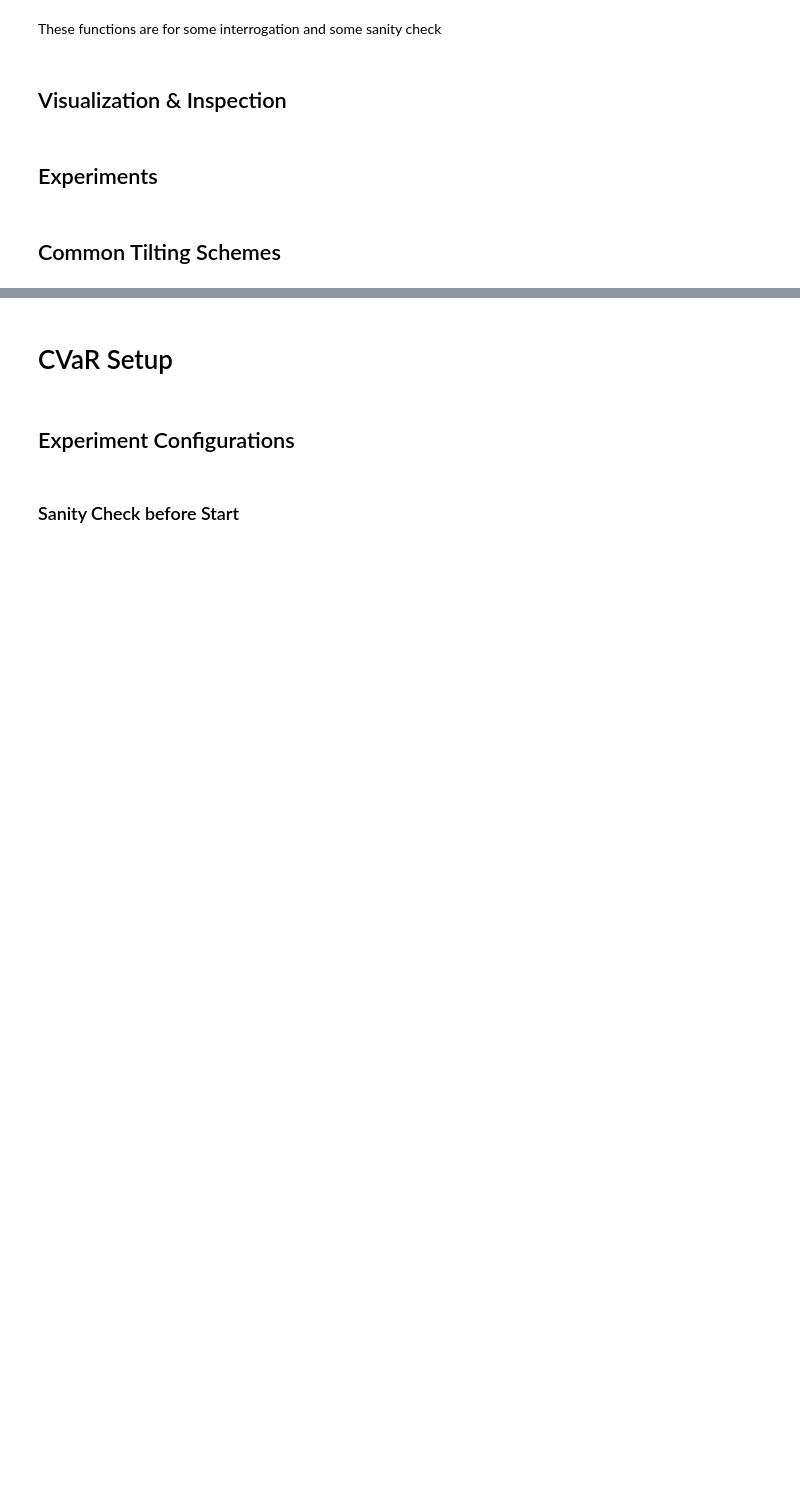
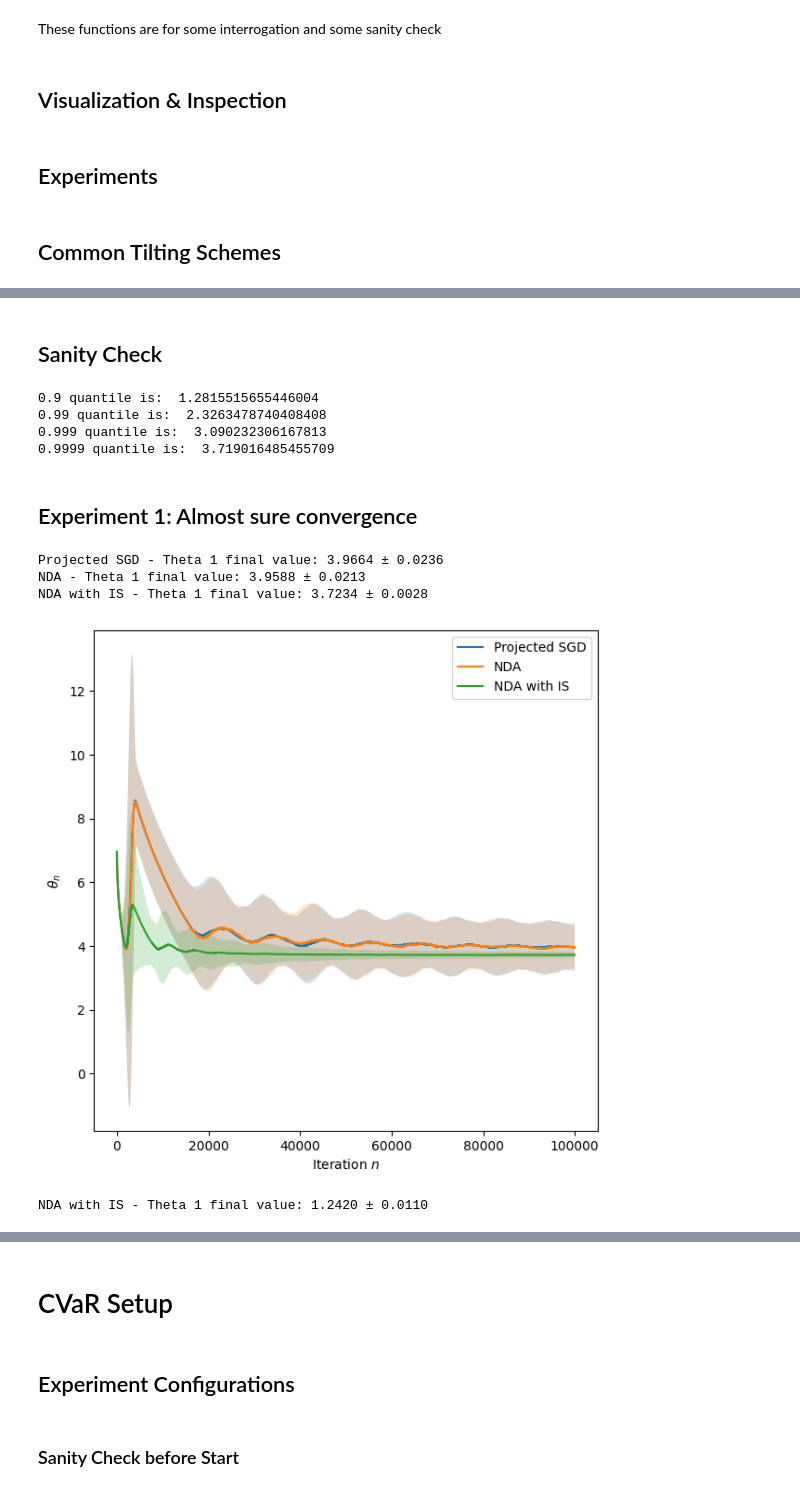
Before and after one commit to Wmeesena/optimal_importance_sampling, a Jupyter notebook: notebook.ipynb, the cells around one changed output, grey strips where cells are left out. Drawn from its saved outputs; the diff is of its cells as text; code cells hidden in the pictures; blank space fills up the shorter version.

```diff
--- a/notebook.ipynb
+++ b/notebook.ipynb
@@ -339,16 +476,13 @@ def experiment_1(config, grad_scheme, tilt_scheme, theta0, mu0):
     results['Projected SGD'] = projected_sgd(config, grad_scheme, tilt_scheme, theta0)
 
     # Nesterov Dual Averaging
-    results['Nesterov Dual Averaging'] = nda(config, grad_scheme, tilt_scheme, theta0)
+    results['NDA'] = nda(config, grad_scheme, tilt_scheme, theta0)
 
     # Nesterov Dual Averaging with IS
     result_theta, result_mu = nda_IS(config, grad_scheme, tilt_scheme, theta0, mu0)
     results['NDA with IS']  = result_theta
     results_mu['NDA with IS'] = result_mu
 
-    # plot results
-    plot_norm_deviate(results)
-    plot_norm_deviate(results_mu)
 
     return results, results_mu
 # %% [markdown]
@@ -387,0 +545,28 @@ class Normal_Expo_Tilting(Tilting):
+# %%
+d_X =1
+config = ExperimentConfig(
+    n_rep=1000,
+    n_step = 100000,
+    # n_step=10000,
+    d_X=d_X,
+    d_theta=1,
+    d_mu=1,
+    alpha=.05,
+    alpha_mu = 0.000001,
+    gamma=0.55,
+    seed=42,
+
+
+    theta_upper=np.ones(1) * 1000.0,
+    theta_lower=-np.ones(1) * 100.0,
+    mu_upper=np.ones(d_X) * 1.4,
+    mu_lower=-np.ones(d_X) * 1.4,
+
+)
+# %%
+# port folio config
+@dataclass
+class ToyConfig:
+    p: float # quantile
+
+toy_config = ToyConfig(p =0.9999 )
@@ -387,0 +608,42 @@ class Normal_Expo_Tilting(Tilting):
+# %% [markdown]
+## Sanity Check
+# %%
+# X_san = np.random.normal(0, 1, (1000000))
+
+quantile_9 =  norm.ppf(0.9)
+print("0.9 quantile is: ", quantile_9)
+
+quantile_99 = norm.ppf(0.99)
+print("0.99 quantile is: ", quantile_99)
+
+quantile_999 = norm.ppf(0.999)
+print("0.999 quantile is: ", quantile_999)
+
+
+quantile_9999 = norm.ppf(0.9999)
+print("0.9999 quantile is: ", quantile_9999)
+# %% [output]
+0.9 quantile is:  1.2815515655446004
+0.99 quantile is:  2.3263478740408408
+0.999 quantile is:  3.090232306167813
+0.9999 quantile is:  3.719016485455709
+# %% [markdown]
+## Experiment 1: Almost sure convergence
+# %%
+ET_scheme = Normal_Expo_Tilting(config)
+toy_grad_scheme = Toy_Grad_Estimation(toy_config)
+# %%
+results_theta_1, results_mu_1 = experiment_1(config,
+                     toy_grad_scheme,
+                      ET_scheme,
+                      theta0=np.ones(config.d_theta)*(7.),
+                      mu0=np.ones(config.d_mu)*(.2))
+
+plot_theta(results_theta_1)
+plot_theta(results_mu_1)
+# %% [output]
+Projected SGD - Theta 1 final value: 3.9664 ± 0.0236
+NDA - Theta 1 final value: 3.9588 ± 0.0213
+NDA with IS - Theta 1 final value: 3.7234 ± 0.0028
+[figure, added]
+NDA with IS - Theta 1 final value: 1.2420 ± 0.0110
```
Also changed, not shown: parts of 20 cells of this notebook, 29 other files.
